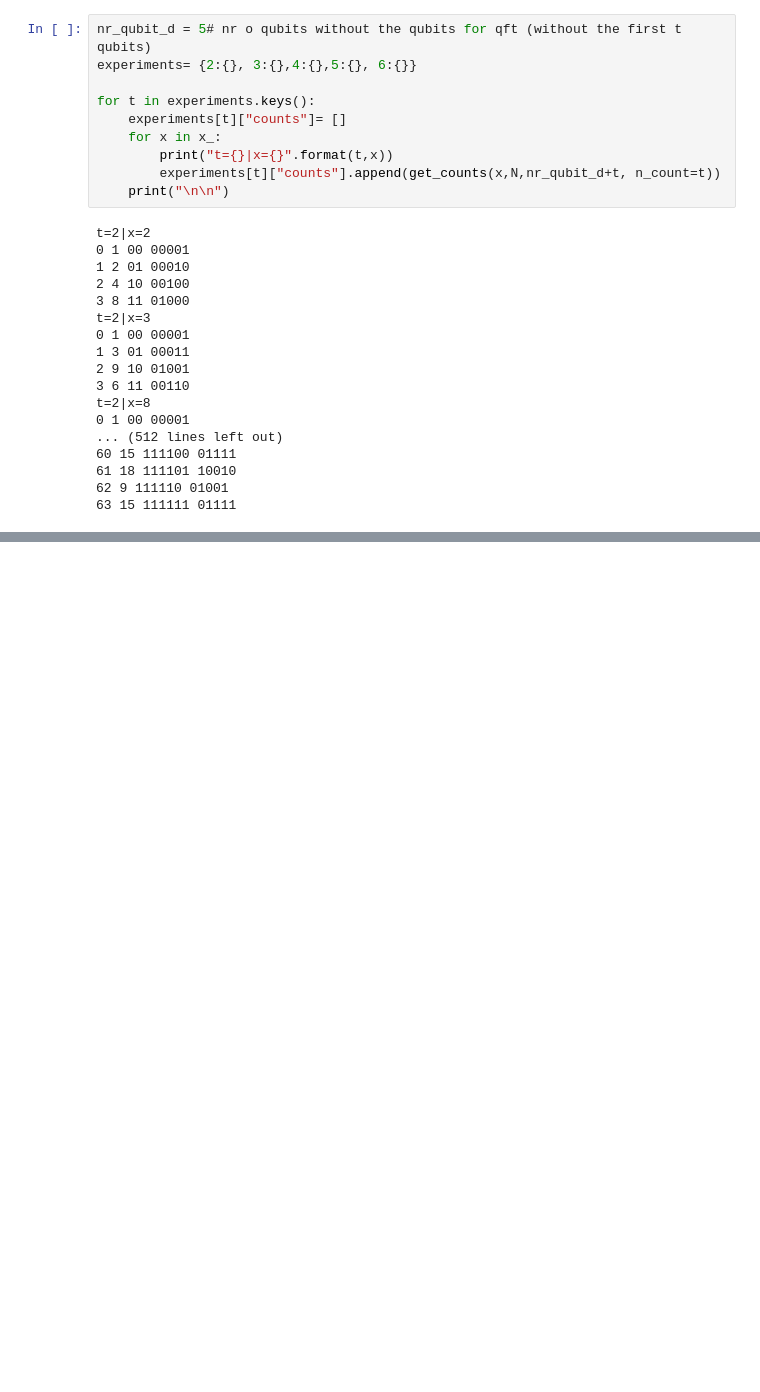
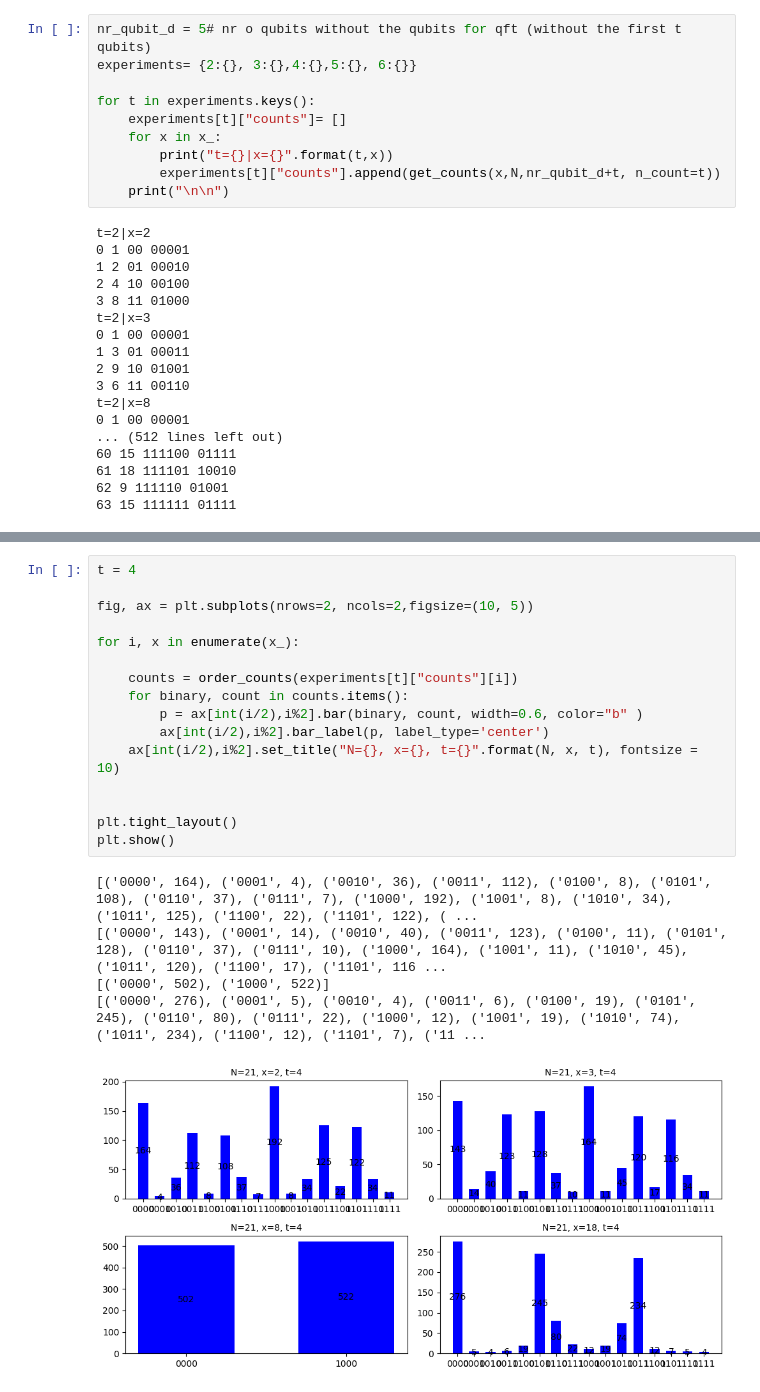
Before and after one commit to VoicuTomut/QuantumComputation, a Jupyter notebook: Factoring /frequency.ipynb, the cells around one changed output, grey strips where cells are left out. Cells and saved outputs as stored; diff of their text form; blank space fills up the shorter version.

```diff
--- a/Factoring /frequency.ipynb
+++ b/Factoring /frequency.ipynb
@@ -239,0 +308,22 @@ hist
+# %%
+t = 4
+
+fig, ax = plt.subplots(nrows=2, ncols=2,figsize=(10, 5))
+
+for i, x in enumerate(x_):
+
+    counts = order_counts(experiments[t]["counts"][i])
+    for binary, count in counts.items():
+        p = ax[int(i/2),i%2].bar(binary, count, width=0.6, color="b" )
+        ax[int(i/2),i%2].bar_label(p, label_type='center')
+    ax[int(i/2),i%2].set_title("N={}, x={}, t={}".format(N, x, t), fontsize = 10)
+
+
+plt.tight_layout()
+plt.show()
+# %% [output]
+[('0000', 164), ('0001', 4), ('0010', 36), ('0011', 112), ('0100', 8), ('0101', 108), ('0110', 37), ('0111', 7), ('1000', 192), ('1001', 8), ('1010', 34), ('1011', 125), ('1100', 22), ('1101', 122), ( ...
+[('0000', 143), ('0001', 14), ('0010', 40), ('0011', 123), ('0100', 11), ('0101', 128), ('0110', 37), ('0111', 10), ('1000', 164), ('1001', 11), ('1010', 45), ('1011', 120), ('1100', 17), ('1101', 116 ...
+[('0000', 502), ('1000', 522)]
+[('0000', 276), ('0001', 5), ('0010', 4), ('0011', 6), ('0100', 19), ('0101', 245), ('0110', 80), ('0111', 22), ('1000', 12), ('1001', 19), ('1010', 74), ('1011', 234), ('1100', 12), ('1101', 7), ('11 ...
+[figure, added]
```
Also changed, not shown: parts of 10 cells of this notebook, 1 other file.
